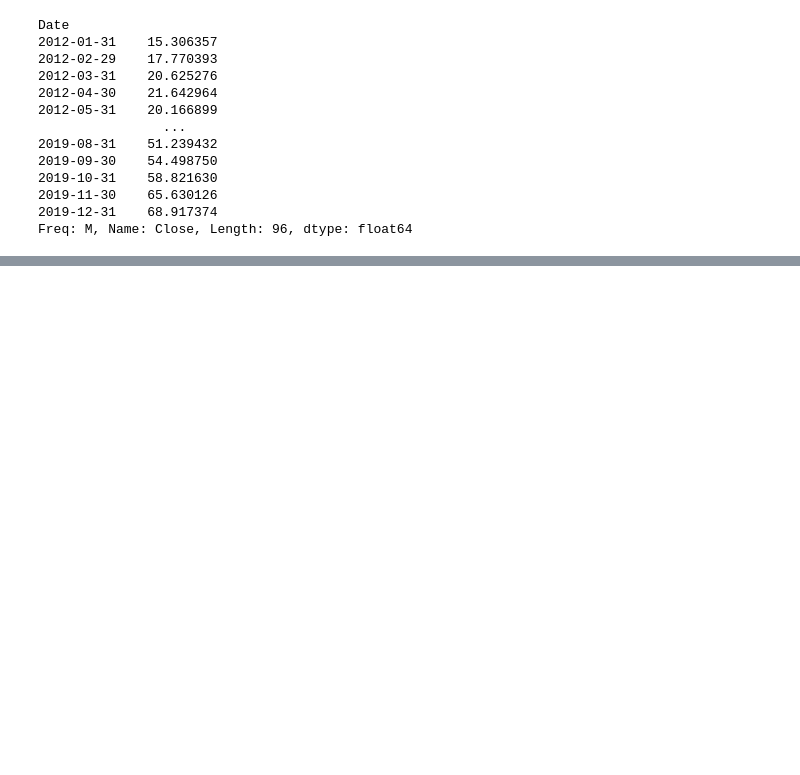
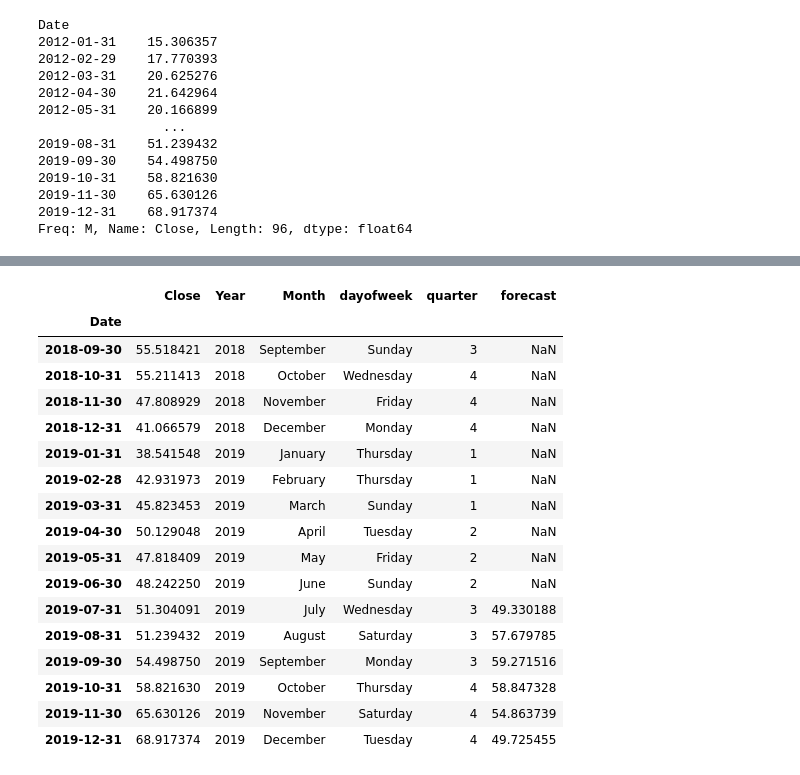
Before and after one commit to sohan-hossain/SARIMA, a Jupyter notebook: Predict stock price using Time Series analysis with SARIMA model.ipynb, the cells around one changed output, grey strips where cells are left out. Cells and saved outputs as stored; diff of their text form; code cells hidden in the pictures; blank space fills up the shorter version.

```diff
--- a/Predict stock price using Time Series analysis with SARIMA model.ipynb
+++ b/Predict stock price using Time Series analysis with SARIMA model.ipynb
@@ -1024,0 +952,21 @@ CONVERGENCE: REL_REDUCTION_OF_F_<=_FACTR*EPSMCH
+# %%
+monthly_data.tail(16)
+# %% [output]
+|  | Close | Year | Month | dayofweek | quarter | forecast |
+| Date |  |  |  |  |  |  |
+| 2018-09-30 | 55.518421 | 2018 | September | Sunday | 3 | NaN |
+| 2018-10-31 | 55.211413 | 2018 | October | Wednesday | 4 | NaN |
+| 2018-11-30 | 47.808929 | 2018 | November | Friday | 4 | NaN |
+| 2018-12-31 | 41.066579 | 2018 | December | Monday | 4 | NaN |
+| 2019-01-31 | 38.541548 | 2019 | January | Thursday | 1 | NaN |
+| 2019-02-28 | 42.931973 | 2019 | February | Thursday | 1 | NaN |
+| 2019-03-31 | 45.823453 | 2019 | March | Sunday | 1 | NaN |
+| 2019-04-30 | 50.129048 | 2019 | April | Tuesday | 2 | NaN |
+| 2019-05-31 | 47.818409 | 2019 | May | Friday | 2 | NaN |
+| 2019-06-30 | 48.242250 | 2019 | June | Sunday | 2 | NaN |
+| 2019-07-31 | 51.304091 | 2019 | July | Wednesday | 3 | 49.330188 |
+| 2019-08-31 | 51.239432 | 2019 | August | Saturday | 3 | 57.679785 |
+| 2019-09-30 | 54.498750 | 2019 | September | Monday | 3 | 59.271516 |
+| 2019-10-31 | 58.821630 | 2019 | October | Thursday | 4 | 58.847328 |
+| 2019-11-30 | 65.630126 | 2019 | November | Saturday | 4 | 54.863739 |
+| 2019-12-31 | 68.917374 | 2019 | December | Tuesday | 4 | 49.725455 |
```
Also changed, not shown: parts of 17 cells of this notebook.
